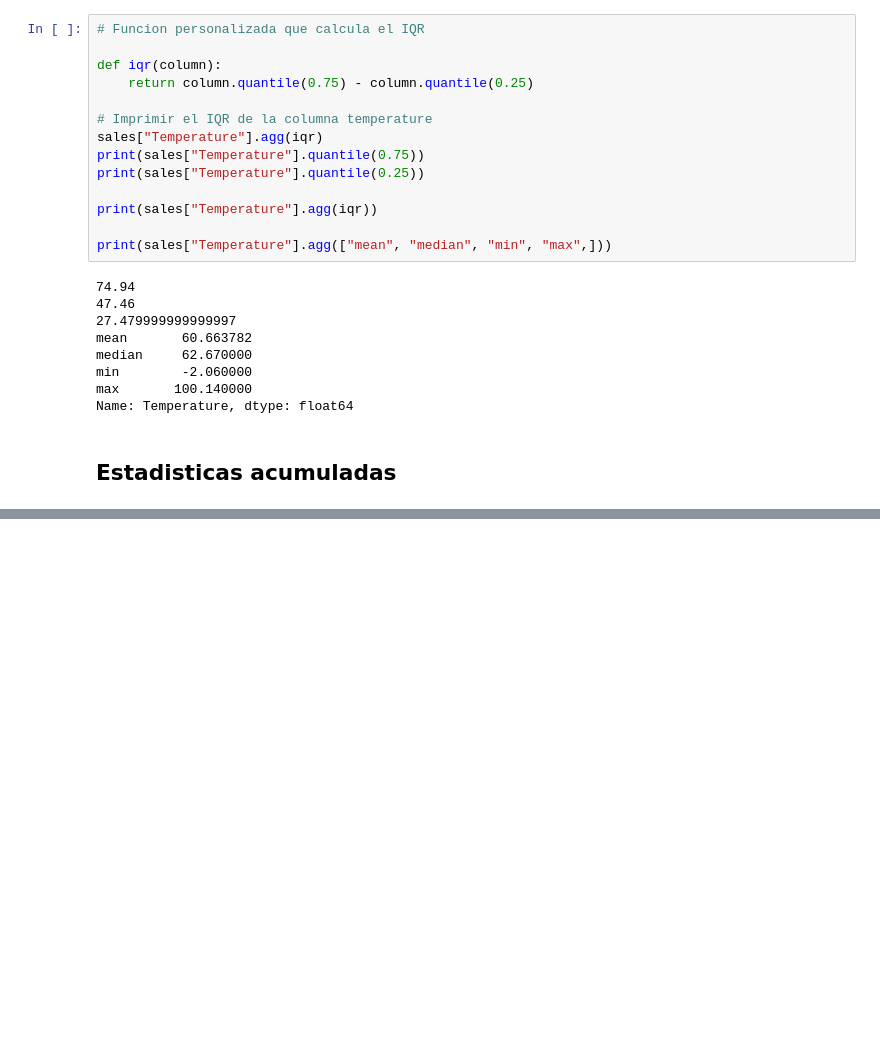
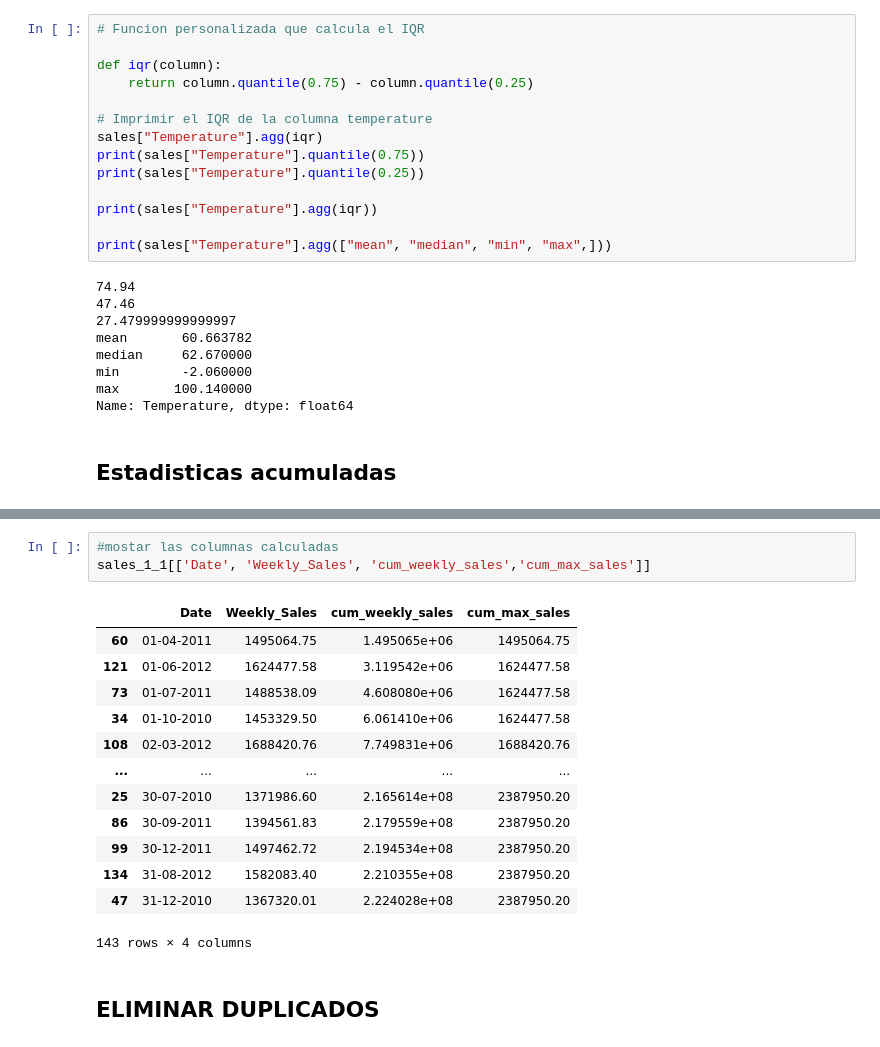
Before and after one commit to UrielBernabeFlores58/ADPND2025, a Jupyter notebook: datasets/06-Aggregating-DataFrames.ipynb, the cells around one changed output, grey strips where cells are left out. Cells and saved outputs as stored; diff of their text form; blank space fills up the shorter version.

```diff
--- a/datasets/06-Aggregating-DataFrames.ipynb
+++ b/datasets/06-Aggregating-DataFrames.ipynb
@@ -217,0 +278,19 @@ Name: Temperature, dtype: float64
+# %%
+#mostar las columnas calculadas
+sales_1_1[['Date', 'Weekly_Sales', 'cum_weekly_sales','cum_max_sales']]
+# %% [output]
+|  | Date | Weekly_Sales | cum_weekly_sales | cum_max_sales |
+| 60 | 01-04-2011 | 1495064.75 | 1.495065e+06 | 1495064.75 |
+| 121 | 01-06-2012 | 1624477.58 | 3.119542e+06 | 1624477.58 |
+| 73 | 01-07-2011 | 1488538.09 | 4.608080e+06 | 1624477.58 |
+| 34 | 01-10-2010 | 1453329.50 | 6.061410e+06 | 1624477.58 |
+| 108 | 02-03-2012 | 1688420.76 | 7.749831e+06 | 1688420.76 |
+| ... | ... | ... | ... | ... |
+| 25 | 30-07-2010 | 1371986.60 | 2.165614e+08 | 2387950.20 |
+| 86 | 30-09-2011 | 1394561.83 | 2.179559e+08 | 2387950.20 |
+| 99 | 30-12-2011 | 1497462.72 | 2.194534e+08 | 2387950.20 |
+| 134 | 31-08-2012 | 1582083.40 | 2.210355e+08 | 2387950.20 |
+| 47 | 31-12-2010 | 1367320.01 | 2.224028e+08 | 2387950.20 |
+143 rows × 4 columns
+# %% [markdown]
+## ELIMINAR DUPLICADOS
```
Also changed, not shown: parts of 25 cells of this notebook.
